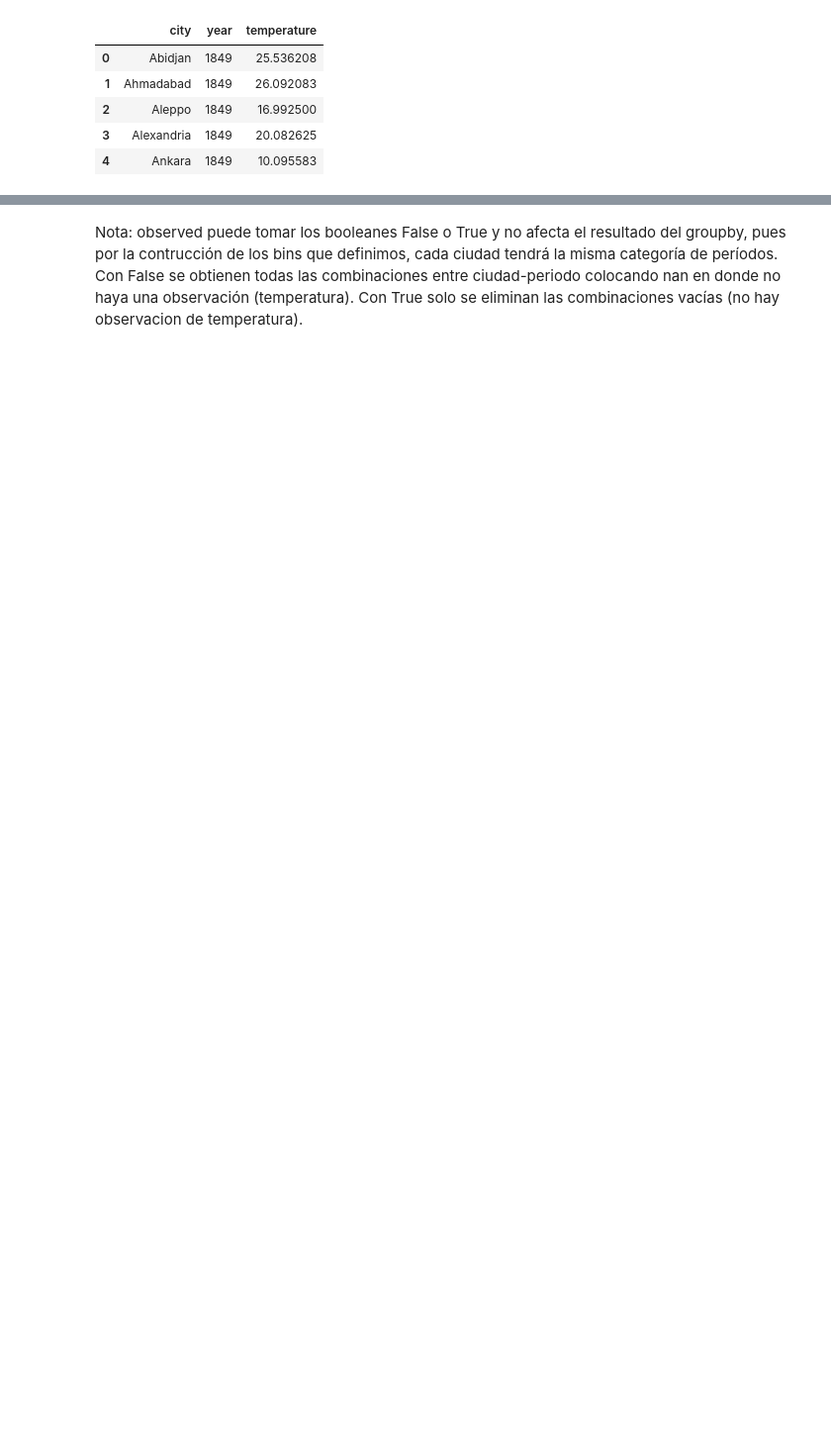
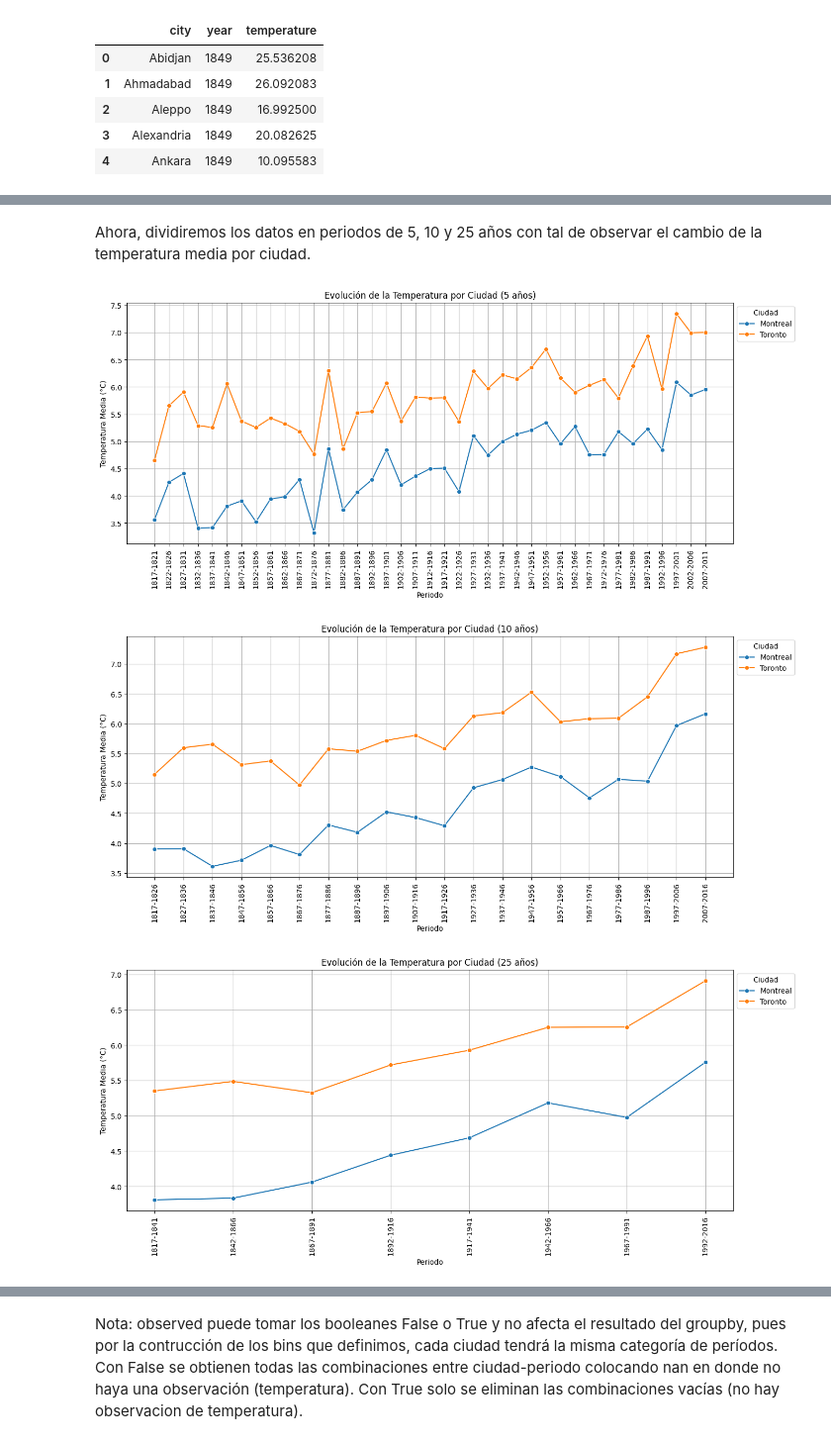
Before and after one commit to RodrigoRiveraRico/data_science_FCiencias, a Jupyter notebook: Clase_3/Clase_3.ipynb, the cells around one changed output, grey strips where cells are left out. Shown at 99% size. Saved outputs shown, nothing was run; the diff lists cells and outputs as text; code cells hidden in the pictures; blank space fills up the shorter version.

```diff
--- a/Clase_3/Clase_3.ipynb
+++ b/Clase_3/Clase_3.ipynb
@@ -427,0 +461,33 @@ plt.show()
+# %% [markdown]
+Ahora, dividiremos los datos en periodos de 5, 10 y 25 años con tal de observar el cambio de la temperatura media por ciudad.
+# %%
+# DEFINIR PERÍODOS (5, 10, 25 años)
+periodos = [5, 10, 25]
+
+# CREAR GRÁFICOS PARA CADA PERIODO
+for periodo in periodos:
+    # Crear intervalos de tiempo
+    min_year, max_year = df_long["year"].min(), df_long["year"].max()
+    bins = list(range(min_year, max_year + periodo, periodo))
+    labels = [(f"{bins[i]}-{bins[i+1]-1}") for i in range(len(bins)-1)]
+
+    # Asignar cada año a un intervalo
+    df_long[f"Periodo_{periodo}"] = pd.cut(df_long["year"], bins=bins, labels=labels, right=False)
+
+    # Calcular la temperatura media por período y ciudad
+    df_grouped = df_long.groupby(["city", f"Periodo_{periodo}"], observed=True)["temperature"].mean().reset_index()
+
+    # GRAFICAR
+    plt.figure(figsize=(15, 6))
+    sns.lineplot(data=df_grouped[df_grouped['city'].isin(['Toronto','Montreal'])], x=f"Periodo_{periodo}", y="temperature", hue="city", marker="o")
+    plt.title(f"Evolución de la Temperatura por Ciudad ({periodo} años)")
+    plt.xlabel("Periodo")
+    plt.ylabel("Temperatura Media (°C)")
+    plt.xticks(rotation=90)
+    plt.legend(title="Ciudad", bbox_to_anchor=(1, 1))
+    plt.grid(True)
+    plt.show()
+# %% [output]
+[figure, added]
+[figure, added]
+[figure, added]
```
Also changed, not shown: parts of 19 cells of this notebook.
